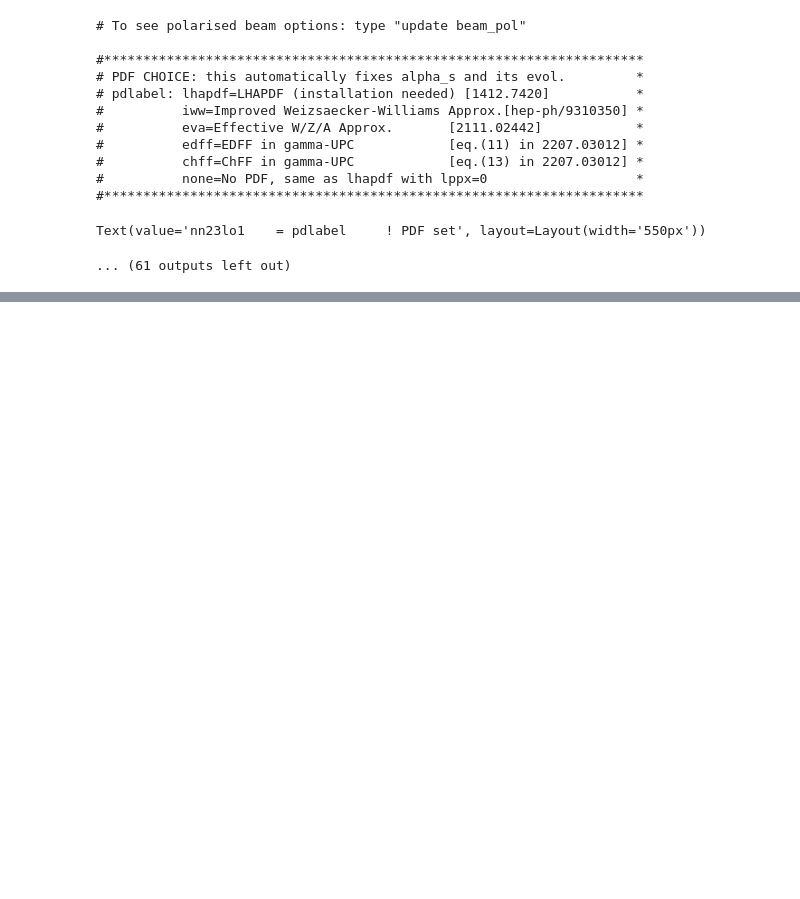
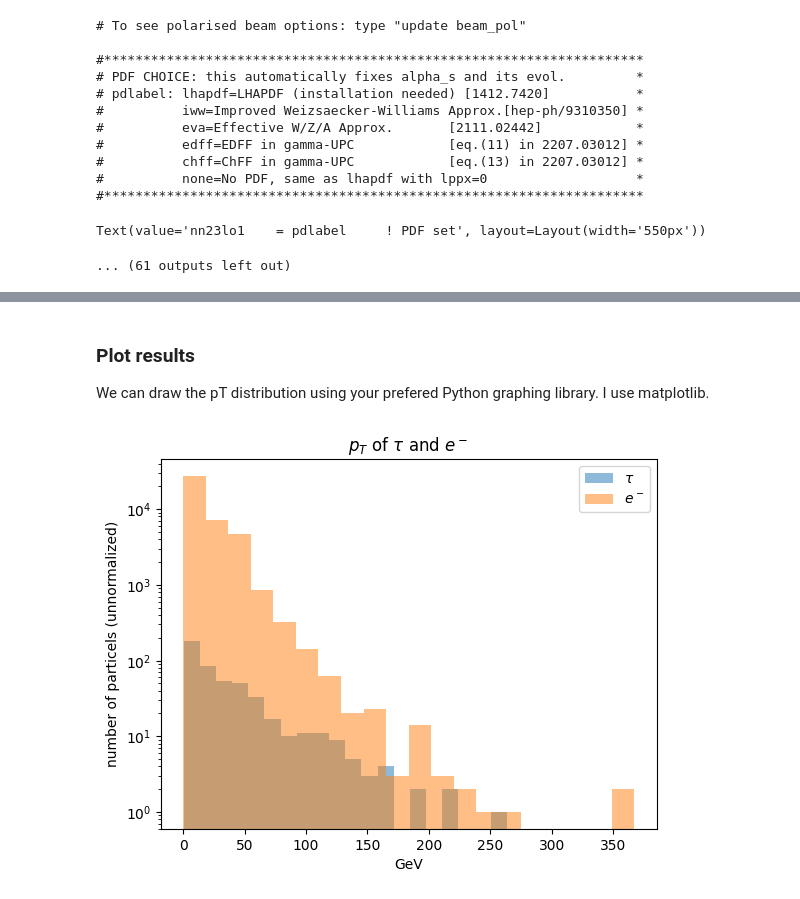
Before and after one commit to leo-megliola/mg5qs, a Jupyter notebook: notebook/E1.ipynb, the cells around one changed output, grey strips where cells are left out. Drawn from its saved outputs; the diff is of its cells as text; code cells hidden in the pictures; blank space fills up the shorter version.

```diff
--- a/notebook/E1.ipynb
+++ b/notebook/E1.ipynb
@@ -142,9 +165,18 @@ import matplotlib.pyplot as plt
 df['pT'] = np.sqrt((df['px']**2)+(df['py']**2))
+# %% [markdown]
+### Plot results
+
+We can draw the pT distribution using your prefered Python graphing library. I use matplotlib.
 # %%
+import matplotlib.pyplot as plt
+
 plt.hist(df[np.abs(df['ID'])==15]['pT'], bins=20, label=f'$\\tau$', alpha=.5)
 plt.hist(df[np.abs(df['ID'])==11]['pT'], bins=20, label=f'$e^-$', alpha=.5)
 plt.yscale('log')
 plt.title(f'$p_T$ of $\\tau$ and $e^-$')
 plt.legend()
+plt.ylabel('number of particels (unnormalized)')
 plt.xlabel('GeV')
 plt.show()
+# %% [output]
+[figure, added]
```
Also changed, not shown: parts of 9 cells of this notebook, 2 other files.
